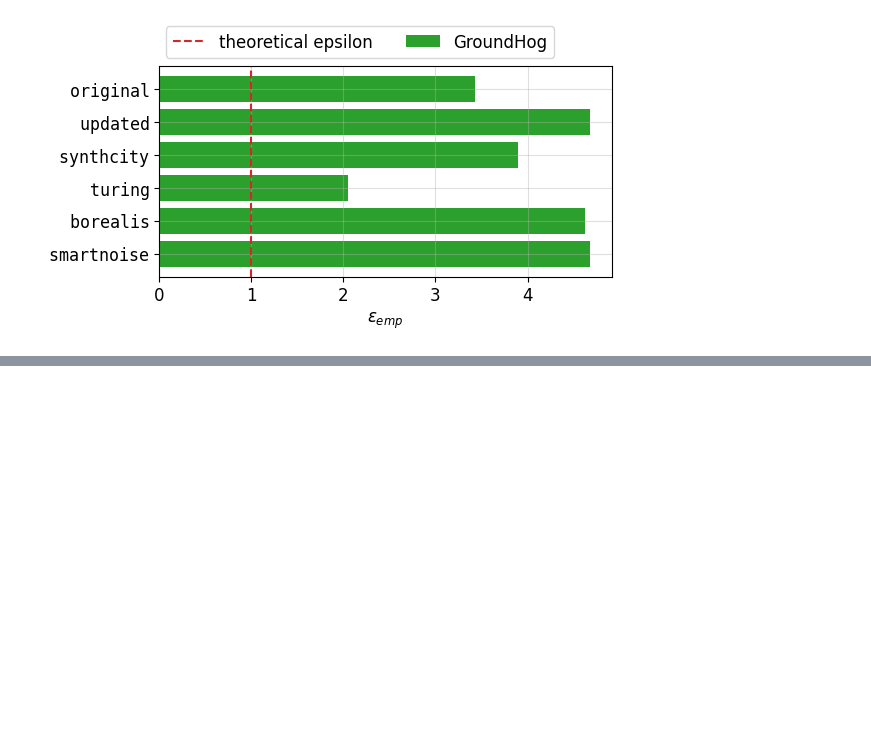
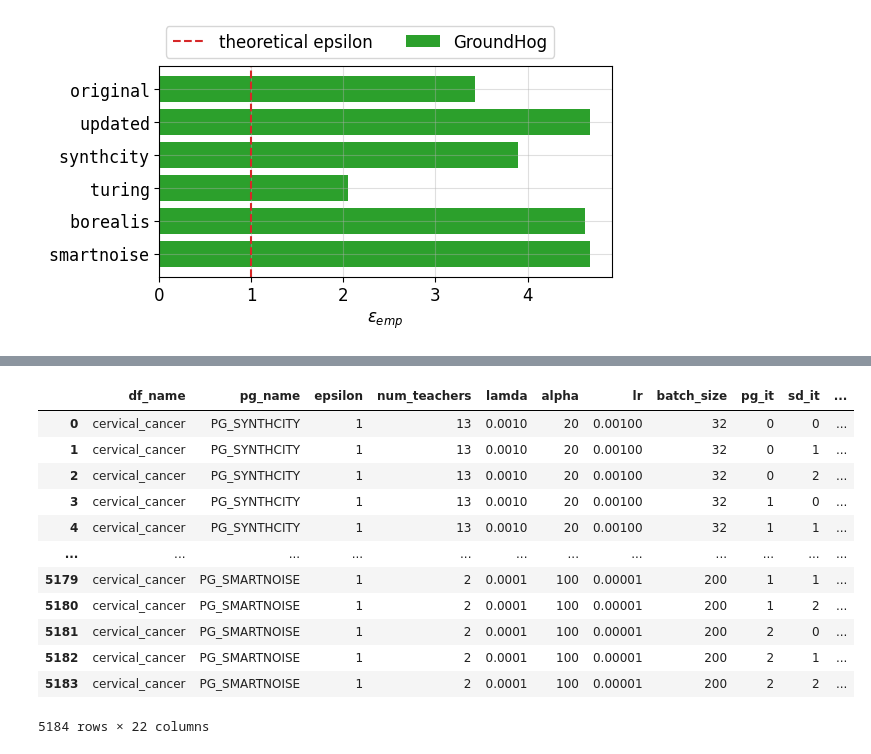
Before and after one commit to spalabucr/pategan-audit, a Jupyter notebook: code/nb_plot.ipynb, the cells around one changed output, grey strips where cells are left out. Drawn from its saved outputs; the diff is of its cells as text; code cells hidden in the pictures; blank space fills up the shorter version.

Commit message:
hyperparams experiment

```diff
--- a/code/nb_plot.ipynb
+++ b/code/nb_plot.ipynb
@@ -628,0 +629,18 @@ results_df
+# %%
+results_path = BASE_PATH / "utility" / "cervical_cancer_results_1_hyperparams.pkl.gz"
+results_df = pd.read_pickle(results_path)
+results_df
+# %% [output]
+|  | df_name | pg_name | epsilon | num_teachers | lamda | alpha | lr | batch_size | pg_it | sd_it | ... |
+| 0 | cervical_cancer | PG_SYNTHCITY | 1 | 13 | 0.0010 | 20 | 0.00100 | 32 | 0 | 0 | ... |
+| 1 | cervical_cancer | PG_SYNTHCITY | 1 | 13 | 0.0010 | 20 | 0.00100 | 32 | 0 | 1 | ... |
+| 2 | cervical_cancer | PG_SYNTHCITY | 1 | 13 | 0.0010 | 20 | 0.00100 | 32 | 0 | 2 | ... |
+| 3 | cervical_cancer | PG_SYNTHCITY | 1 | 13 | 0.0010 | 20 | 0.00100 | 32 | 1 | 0 | ... |
+| 4 | cervical_cancer | PG_SYNTHCITY | 1 | 13 | 0.0010 | 20 | 0.00100 | 32 | 1 | 1 | ... |
+| ... | ... | ... | ... | ... | ... | ... | ... | ... | ... | ... | ... |
+| 5179 | cervical_cancer | PG_SMARTNOISE | 1 | 2 | 0.0001 | 100 | 0.00001 | 200 | 1 | 1 | ... |
+| 5180 | cervical_cancer | PG_SMARTNOISE | 1 | 2 | 0.0001 | 100 | 0.00001 | 200 | 1 | 2 | ... |
+| 5181 | cervical_cancer | PG_SMARTNOISE | 1 | 2 | 0.0001 | 100 | 0.00001 | 200 | 2 | 0 | ... |
+| 5182 | cervical_cancer | PG_SMARTNOISE | 1 | 2 | 0.0001 | 100 | 0.00001 | 200 | 2 | 1 | ... |
+| 5183 | cervical_cancer | PG_SMARTNOISE | 1 | 2 | 0.0001 | 100 | 0.00001 | 200 | 2 | 2 | ... |
+5184 rows × 22 columns
```
Also changed, not shown: parts of 20 cells of this notebook, 3 other files.
